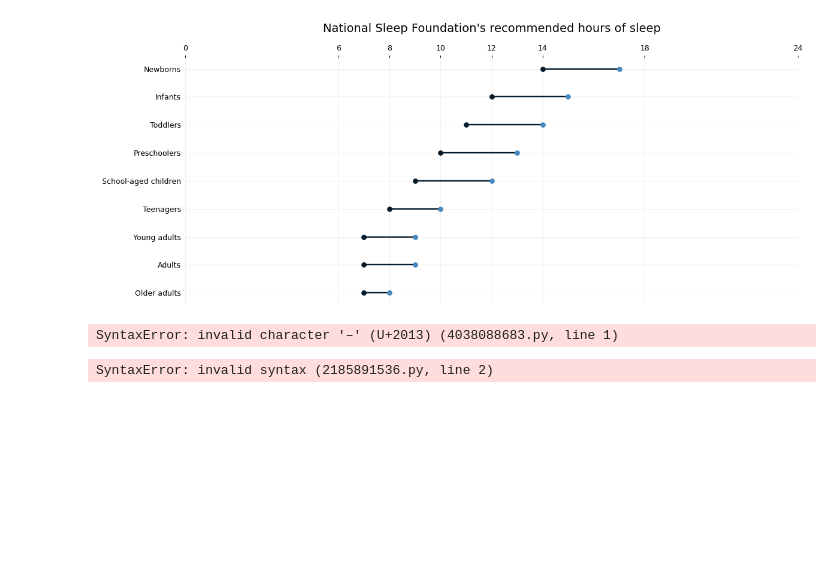
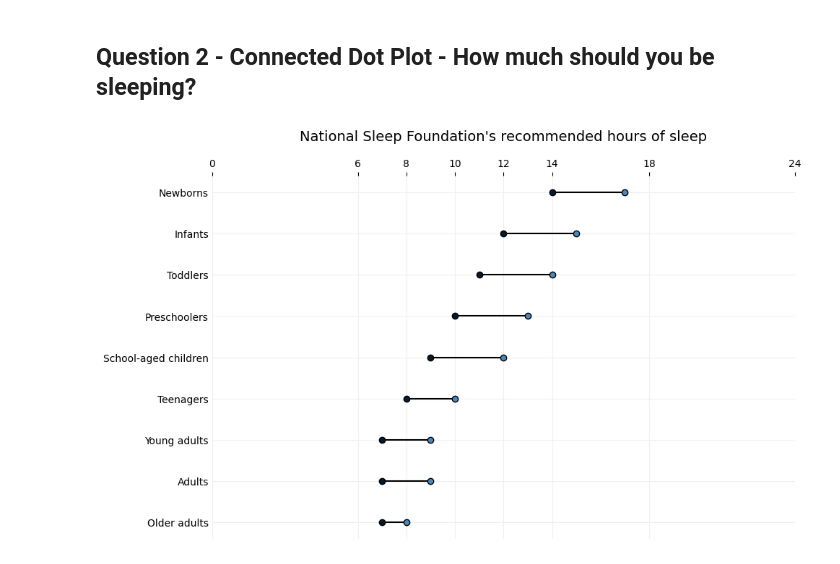
Before and after one commit to Samridh2305/Intro-to-DV, a Jupyter notebook: Assignment_1/assignment_1.ipynb, the cells around one changed output. Saved outputs shown, nothing was run; the diff lists cells and outputs as text; code cells hidden in the pictures; blank space fills up the shorter version.

```diff
--- a/Assignment_1/assignment_1.ipynb
+++ b/Assignment_1/assignment_1.ipynb
@@ -40,3 +55,5 @@ plt.show()
+# %% [markdown]
+## Question 2 - Connected Dot Plot - How much should you be sleeping?
 # %%
 import pandas as pd
 import matplotlib.pyplot as plt
@@ -50,7 +67,7 @@ y = range(len(sleep))
 lower_color = "#051B2C"
 upper_color = "#4789BE"
 
-fig, ax = plt.subplots(figsize=(12, 5))
+fig, ax = plt.subplots(figsize=(10, 6))
 
 ax.set_axisbelow(True)
 
@@ -58,8 +75,8 @@ for i, row in sleep.iterrows():
     ax.plot(
         [row["Recommended lower"], row["Recommended upper"]],
         [i, i],
-        color=lower_color,
-        linewidth=1.75,
+        color="black",
+        linewidth=1.5,
         zorder=1
     )
 
@@ -67,7 +84,8 @@ ax.scatter(
     sleep["Recommended lower"],
     y,
     color=lower_color,
-    s=28,
+    edgecolors="black",
+    linewidths=1,
     zorder=2
 )
 
@@ -75,22 +93,13 @@ ax.scatter(
     sleep["Recommended upper"],
     y,
     color=upper_color,
-    s=28,
+    edgecolors="black",
+    linewidths=1,
     zorder=2
 )
 
 ax.set_yticks(list(y))
-ax.set_yticklabels([
-    "Older adults",
-    "Adults",
-    "Young adults",
-    "Teenagers",
-    "School-aged children",
-    "Preschoolers",
-    "Toddlers",
-    "Infants",
-    "Newborns"
-])
+ax.set_yticklabels(sleep["Age group"])
 
 ax.set_xlim(0, 24)
 ax.set_xticks([0, 6, 8, 10, 12, 14, 18, 24])
@@ -101,62 +110,36 @@ ax.tick_params(
     which="both",
     top=True,
     bottom=False,
     labeltop=True,
-    labelbottom=False,
-    length=3
+    labelbottom=False
 )
 
 ax.spines["left"].set_visible(False)
 ax.spines["bottom"].set_visible(False)
 ax.spines["right"].set_visible(False)
 ax.spines["top"].set_visible(False)
 
 ax.tick_params(axis="y", length=0)
 
 ax.grid(
     axis="x",
-    color="#eeeeee",
+    color="#f0f0f0",
     linewidth=0.8
 )
 
 ax.grid(
     axis="y",
-    color="#eeeeee",
+    color="#f0f0f0",
     linewidth=0.8
 )
 
 ax.set_title(
     "National Sleep Foundation's recommended hours of sleep",
     fontsize=14,
-    pad=15
+    pad=18
 )
 
-ax.tick_params(axis="both", labelsize=9)
-
-ax.tick_params(axis="y", pad=5)
-
-plt.tight_layout()
+plt.tight_layout(pad=1.2)
 plt.show()
 # %% [output]
-[figure, old version]
+[figure, new version]
-# %%
-The recommended amount of sleep decreases as we grow up. 14 to 17 hours of sleep per day is recommended for Newborns,
-while infants have a slightly less 12 to 15 hours recommended sleep time and toddlers need even less sleep time of 11 to 14 hours.
-The recommended range continues to decrease from 10 to 14 hours
-for preschoolers to 9 to 11 hours for school-aged children, and 8 to 10 for teenagers respectively.
-Young adults and adults have the same recommended range of 7 to 9 hours,
-while older adults have the lease recommended sleep range of 7 to 8 hours.
-
-A connected dot plot shows both the lower and upper recommended values within a line while connecting
-them and thus showcasing the range of values recommended.
-The length of each connecting line makes the size of the recommended sleep range easy to compare across age groups.
-If we draw bar graphs for specific age groups it makes it difficult for the viewer to compare bar heights for each individual age,
-whereas the connected dots emphasize the range between the two recommended values.
-# %% [output]
-SyntaxError: invalid character '–' (U+2013) (4038088683.py, line 1)
-# %%
-Attribution
-This assignment is done by group 9 including members Samridh, Amar and Prakash. For getting appropriate syntax matplotlib documentation was used as reference.
-Additionaly, pandas documentation was used for hadnling dataframe. AI help was taken to troubleshoot and debug issues in the code.
-# %% [output]
-SyntaxError: invalid syntax (2185891536.py, line 2)
```
Also changed, not shown: parts of 4 cells of this notebook.
